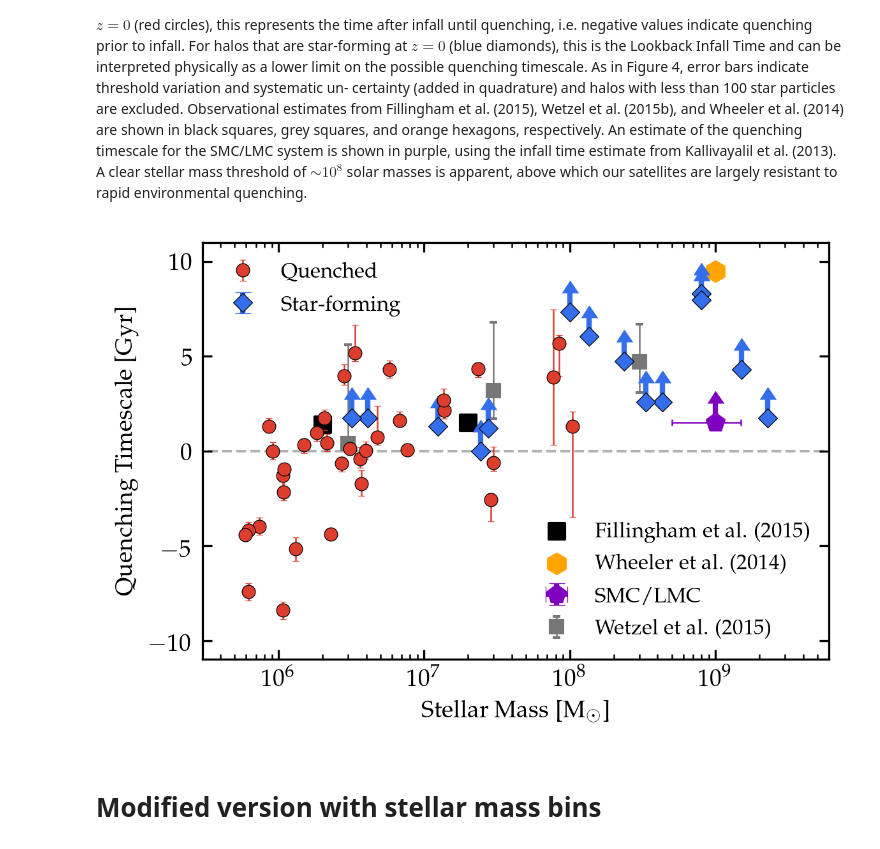
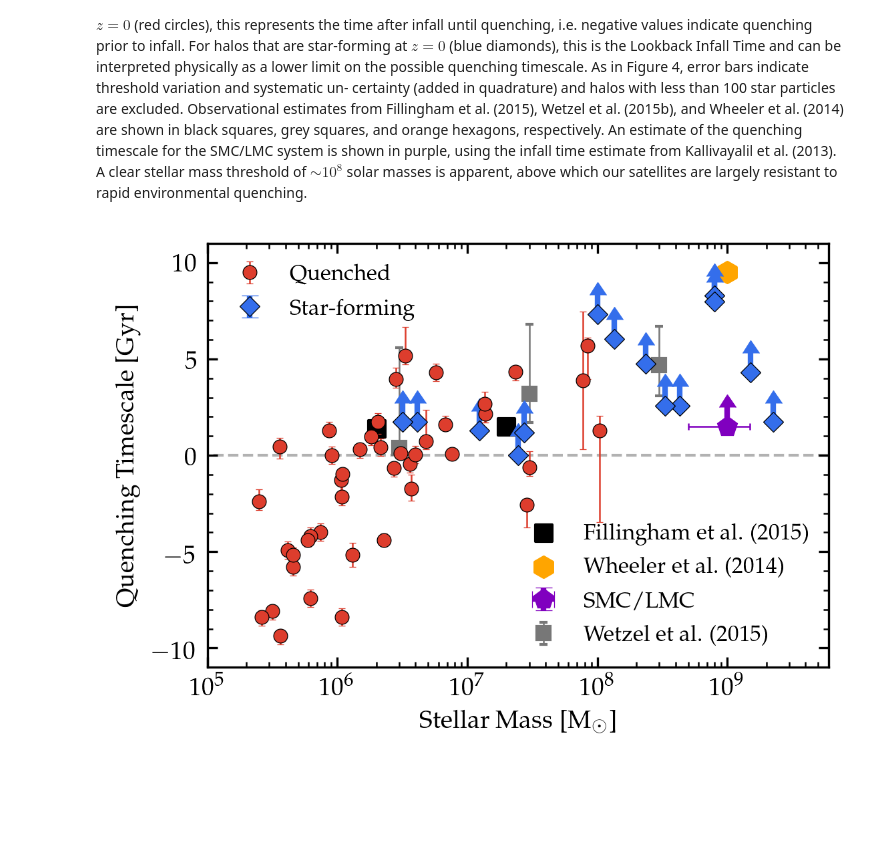
Before and after one commit to hollisakins/Justice_League_Code, a Jupyter notebook: Analysis/QuenchingTimescales/SFR_Quenching_Times.ipynb, the cells around one changed output. Cells and saved outputs as stored; diff of their text form; code cells hidden in the pictures; blank space fills up the shorter version.

Commit message:
updated LF data, resolution limit, stripping stuff

```diff
--- a/Analysis/QuenchingTimescales/SFR_Quenching_Times.ipynb
+++ b/Analysis/QuenchingTimescales/SFR_Quenching_Times.ipynb
@@ -12,6 +12,7 @@ import pynbody
 
 mpl.rc('font',**{'family':'serif','monospace':['Palatino']})
 mpl.rc('text', usetex=True)
+plt.rcParams['figure.constrained_layout.use'] = False
 mpl.rcParams.update({'font.size': 9})
 # %%
 # it is convenient to define these functions to read in our datasets for us
@@ -346,7 +347,7 @@ data = read_timescales()
 # remove the data that has tinfall=None, i.e. never infell
 # remove the data for unquenched satellites
 # remove the data for halos with n_star particles < 100
-data = data[(~np.isnan(np.array(data.tinfall,dtype=float)))&(np.array(data.quenched,dtype=bool))&(data.n_star > 100)]
+data = data[(~np.isnan(np.array(data.tinfall,dtype=float)))&(np.array(data.quenched,dtype=bool))&(data.n_star > 50)]
 
 tinfall = np.array(data.tinfall, dtype=float)
 tinfall_lower = np.array(data.tinfall_lower,dtype=float)
@@ -439,7 +440,7 @@ plt.show()
 data = read_timescales()
 # remove the halos that never infall, and those with < 100 star particles
 # but keep the unquenched ones---we're interested in them now
-data = data[(~np.isnan(np.array(data.tinfall,dtype=float)))&(data.n_star > 100)]
+data = data[(~np.isnan(np.array(data.tinfall,dtype=float)))&(data.n_star > 50)]
 
 sim = np.array(data.sim,dtype=str)
 
@@ -556,35 +557,35 @@ e4 = ax.errorbar(x, y, yerr = np.array([y_lower, y_upper]),
                 ecolor='#777777',
                 capsize=1.5,
                 capthick=1.5,
                 fmt='s',
                 color='#777777',
                 ms=5,
                 zorder=0)
 
 
 # for all the ax.errorbar commands above, we stored the output as some object (p1, e3, ...)
 # now we can use those objects to manually create a legend in two parts: one for our data and one for observational data
 # legend of observational data:
 leg1 = ax.legend([e1,e2,e3,e4],['Fillingham et al. (2015)','Wheeler et al. (2014)','SMC/LMC', 'Wetzel et al. (2015)'], loc='lower right', frameon=False, prop={'size':8})
 # legend of our data
 leg2 = ax.legend([p1,p3],['Quenched', 'Star-forming'], loc='upper left', frameon=False, prop={'size':8})
 ax.add_artist(leg1)
 
-ax.set_xlim(3e5,6e9)
+ax.set_xlim(1e5,6e9)
 ax.set_ylim(-11, 11)
 ax.semilogx()
 ax.set_xlabel('Stellar Mass [$\mathrm{M}_{\odot}$]')
 ax.set_ylabel('Quenching Timescale [Gyr]')
 
 ax.tick_params(direction='in',which='both')
 ax.yaxis.set_ticks_position('both')
 ax.xaxis.set_ticks_position('both')
+ax.yaxis.set_minor_locator(mpl.ticker.MultipleLocator(1))
+ax.set_yticks([-10, -5,0,5, 10])
 
-plt.tight_layout()
+
 plt.savefig(r'tau_mass.png', dpi=300)
 
 plt.show()
 # %% [output]
-[figure, old version]
+[figure, new version]
-# %% [markdown]
-# Modified version with stellar mass bins
```
Also changed, not shown: parts of 2 cells of this notebook, 12 other files.
